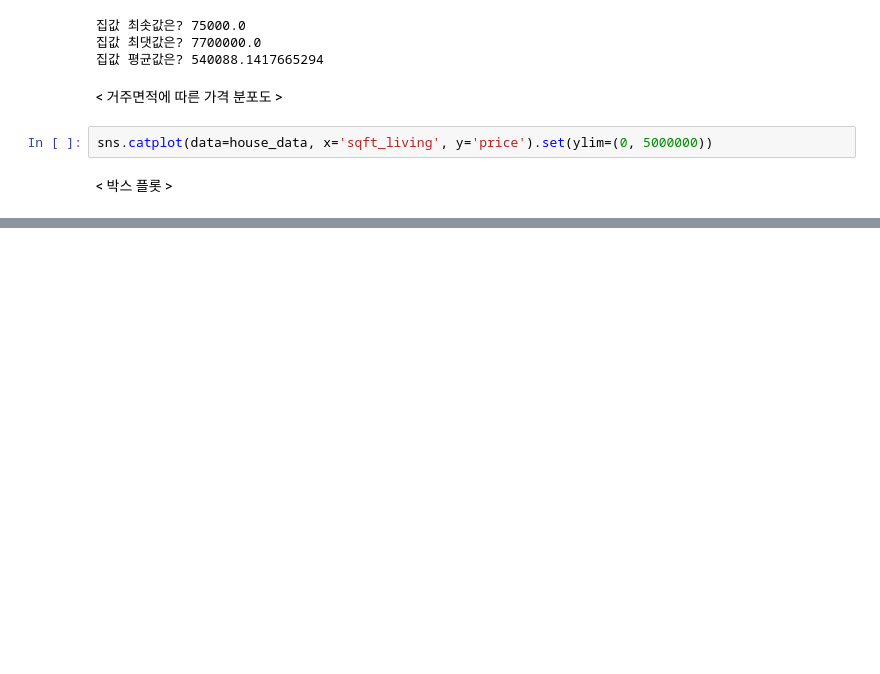
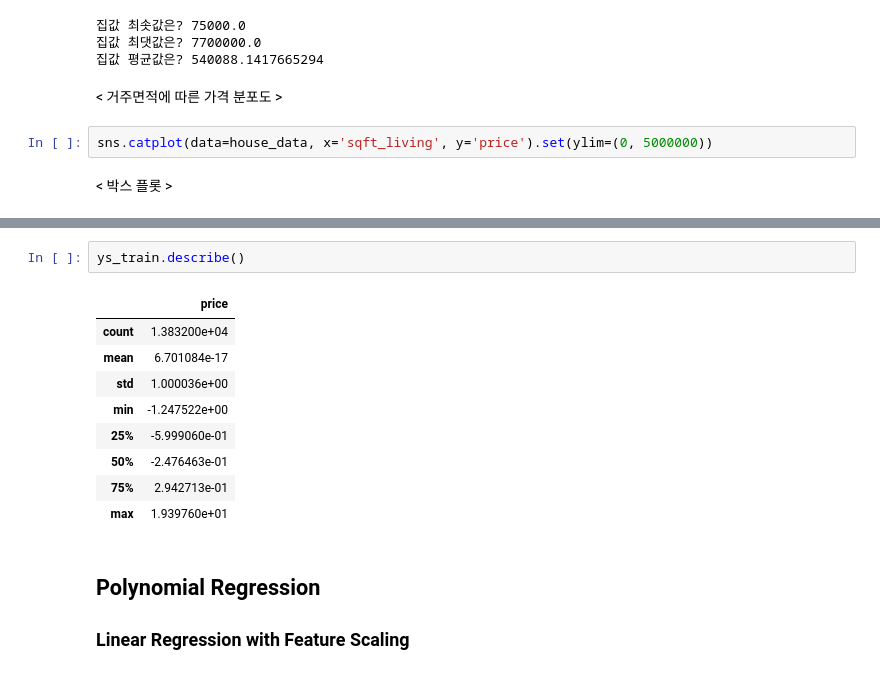
Before and after one commit to sileeee/Python-DataScience-Study, a Jupyter notebook: datascience_week5.ipynb, the cells around one changed output, grey strips where cells are left out. Cells and saved outputs as stored; diff of their text form; blank space fills up the shorter version.

```diff
--- a/datascience_week5.ipynb
+++ b/datascience_week5.ipynb
@@ -132,0 +307,16 @@ sns.catplot(kind='box', data=house_data, x='grade', y='price', aspect=2)
+# %%
+ys_train.describe()
+# %% [output]
+|  | price |
+| count | 1.383200e+04 |
+| mean | 6.701084e-17 |
+| std | 1.000036e+00 |
+| min | -1.247522e+00 |
+| 25% | -5.999060e-01 |
+| 50% | -2.476463e-01 |
+| 75% | 2.942713e-01 |
+| max | 1.939760e+01 |
+# %% [markdown]
+## Polynomial Regression
+
+### Linear Regression with Feature Scaling
```
Also changed, not shown: parts of 39 cells of this notebook.
